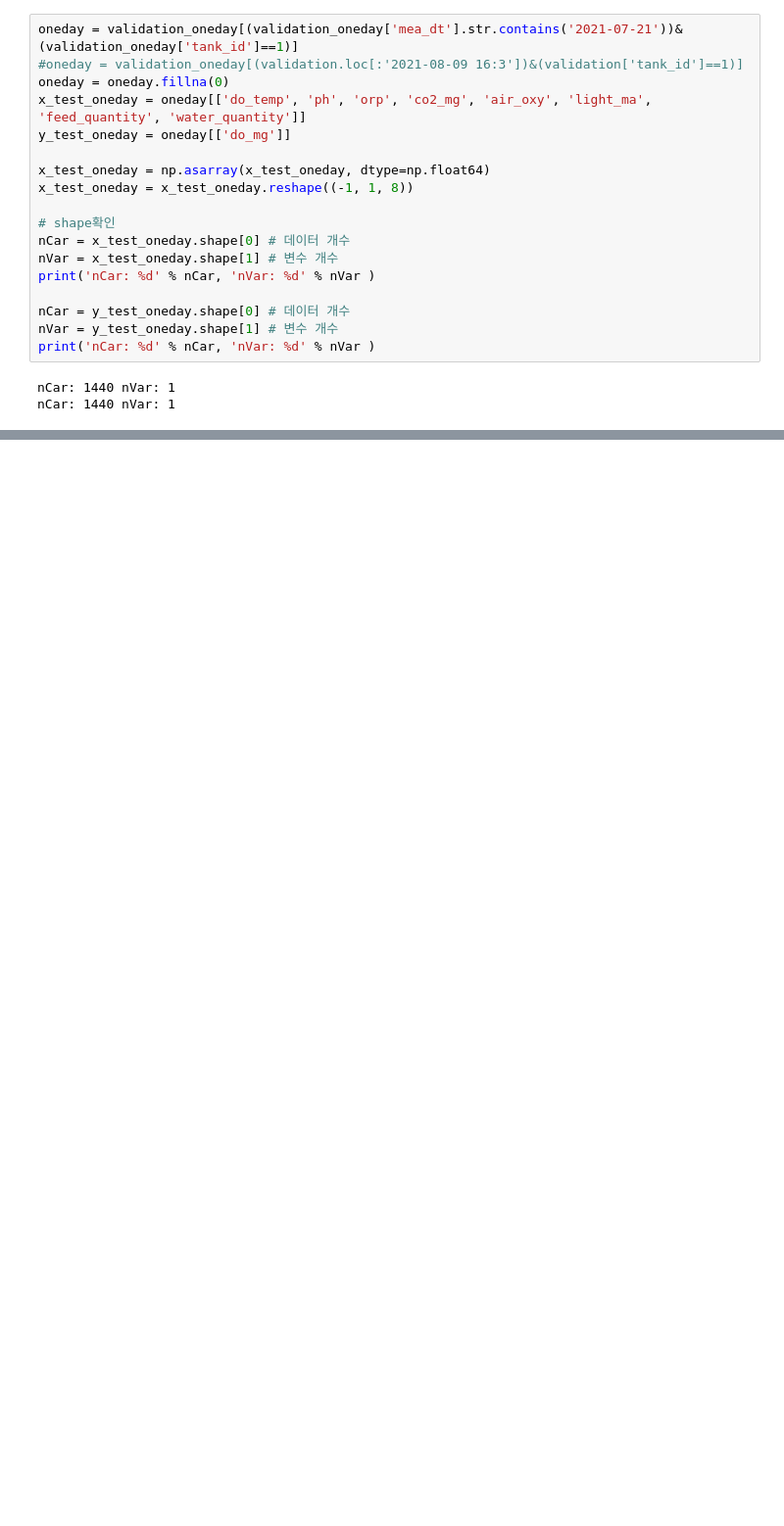
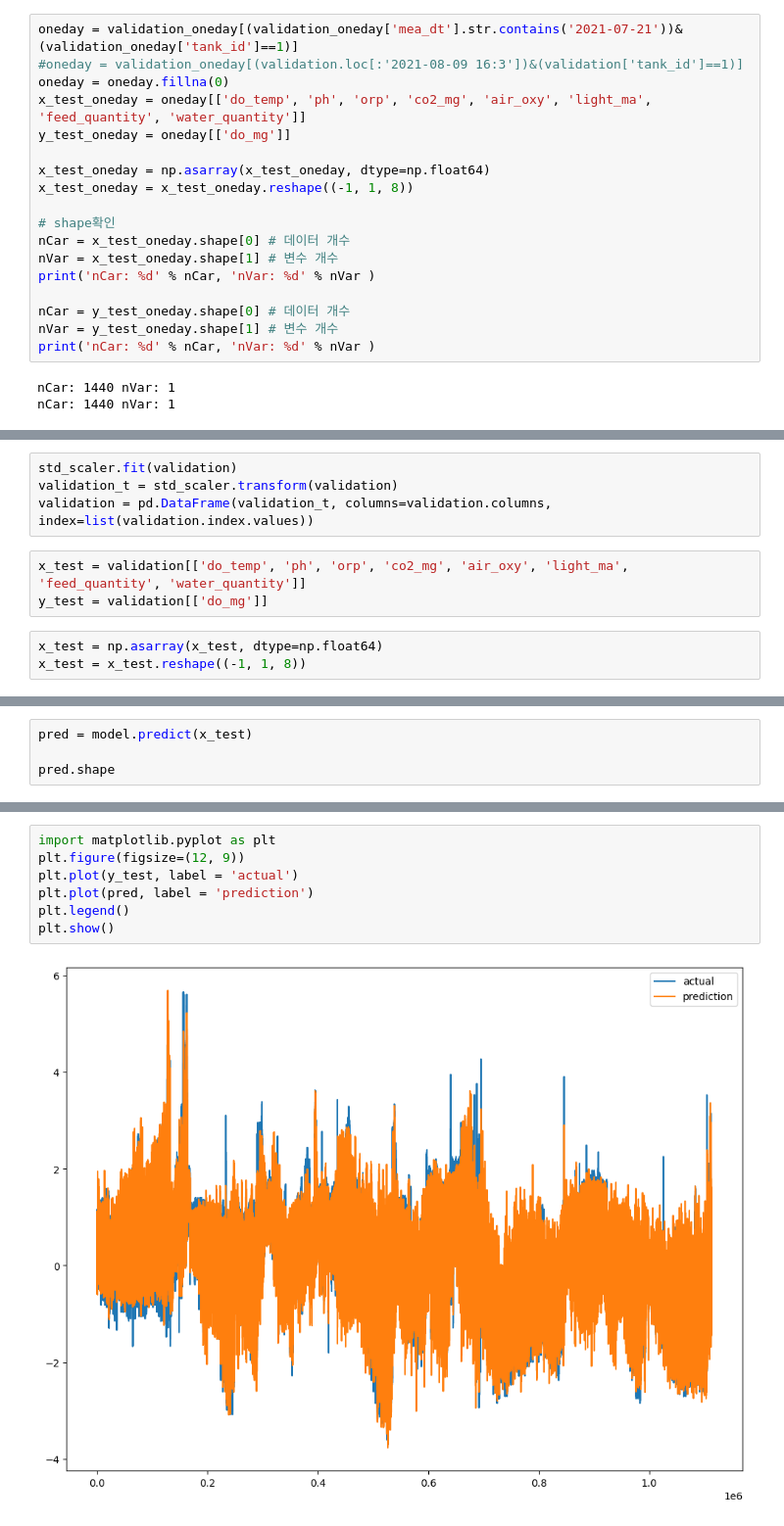
Before and after one commit to tailring12340/EelDoRegressor, a Jupyter notebook: LSTMJaponica4.ipynb, the cells around one changed output, grey strips where cells are left out. Shown at 98% size. Saved outputs shown, nothing was run; the diff lists cells and outputs as text; blank space fills up the shorter version.

```diff
--- a/LSTMJaponica4.ipynb
+++ b/LSTMJaponica4.ipynb
@@ -234,0 +220,10 @@ plt.show()
+# %%
+std_scaler.fit(validation)
+validation_t = std_scaler.transform(validation)
+validation = pd.DataFrame(validation_t, columns=validation.columns, index=list(validation.index.values))
+# %%
+x_test = validation[['do_temp', 'ph', 'orp', 'co2_mg', 'air_oxy', 'light_ma', 'feed_quantity', 'water_quantity']]
+y_test = validation[['do_mg']]
+# %%
+x_test = np.asarray(x_test, dtype=np.float64)
+x_test = x_test.reshape((-1, 1, 8))
@@ -234,0 +242,4 @@ plt.show()
+# %%
+pred = model.predict(x_test)
+
+pred.shape
@@ -234,0 +249,9 @@ plt.show()
+# %%
+import matplotlib.pyplot as plt
+plt.figure(figsize=(12, 9))
+plt.plot(y_test, label = 'actual')
+plt.plot(pred, label = 'prediction')
+plt.legend()
+plt.show()
+# %% [output]
+[figure, added]
```
Also changed, not shown: parts of 16 cells of this notebook, 38 other files.
